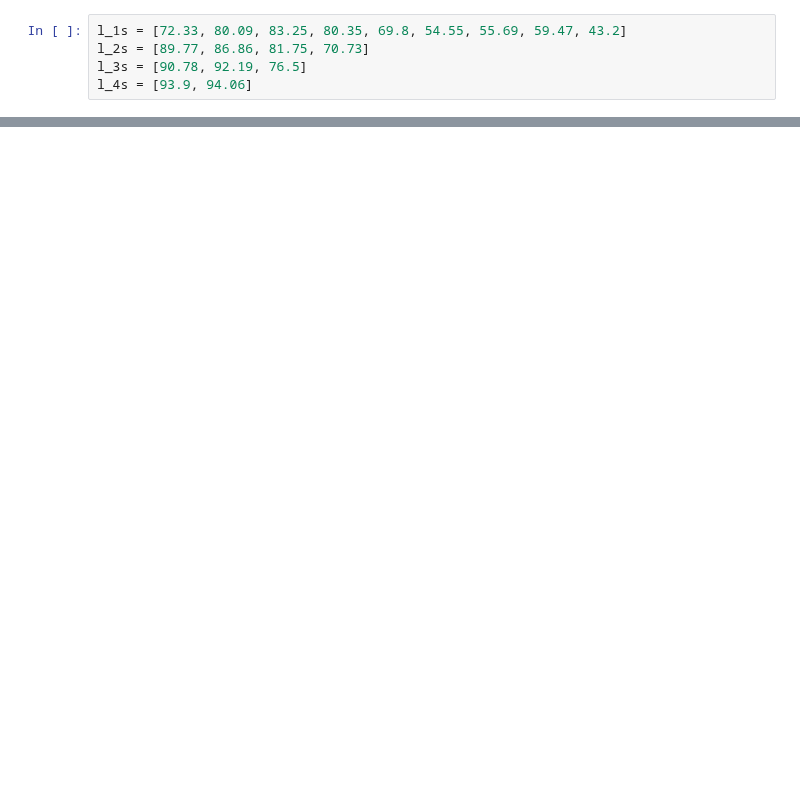
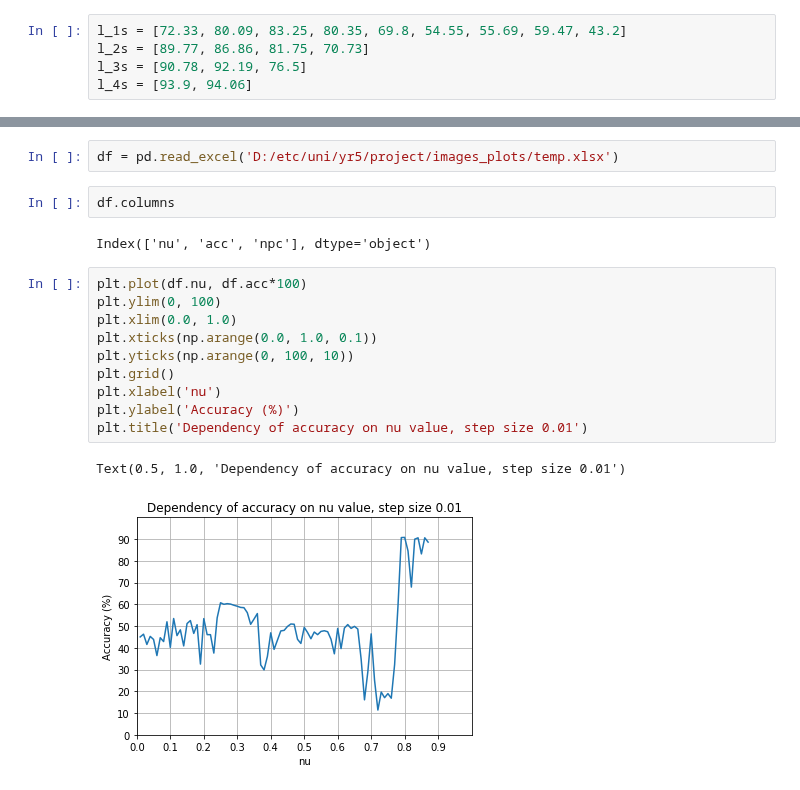
Before and after one commit to cristianch/EEG_CNP, a Jupyter notebook: notebooks/extra_graphs.ipynb, the cells around one changed output, grey strips where cells are left out. Saved outputs shown, nothing was run; the diff lists cells and outputs as text; blank space fills up the shorter version.

```diff
--- a/notebooks/extra_graphs.ipynb
+++ b/notebooks/extra_graphs.ipynb
@@ -46,0 +51,19 @@ Text(0.5, 1.0, 'Sliding window SVM classification results for PP/PNP-L')
+# %%
+df = pd.read_excel('D:/etc/uni/yr5/project/images_plots/temp.xlsx')
+# %%
+df.columns
+# %% [output]
+Index(['nu', 'acc', 'npc'], dtype='object')
+# %%
+plt.plot(df.nu, df.acc*100)
+plt.ylim(0, 100)
+plt.xlim(0.0, 1.0)
+plt.xticks(np.arange(0.0, 1.0, 0.1))
+plt.yticks(np.arange(0, 100, 10))
+plt.grid()
+plt.xlabel('nu')
+plt.ylabel('Accuracy (%)')
+plt.title('Dependency of accuracy on nu value, step size 0.01')
+# %% [output]
+Text(0.5, 1.0, 'Dependency of accuracy on nu value, step size 0.01')
+[figure, added]
```
Also changed, not shown: parts of 4 cells of this notebook, 1 other file.
